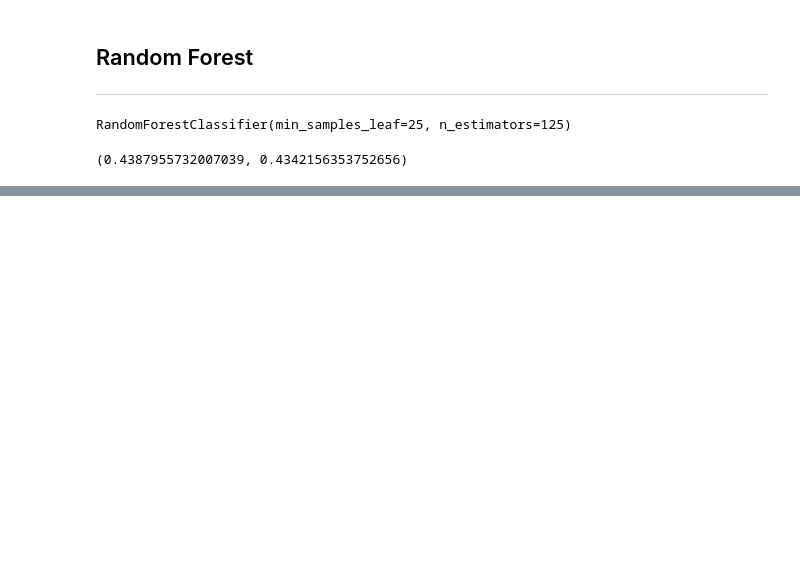
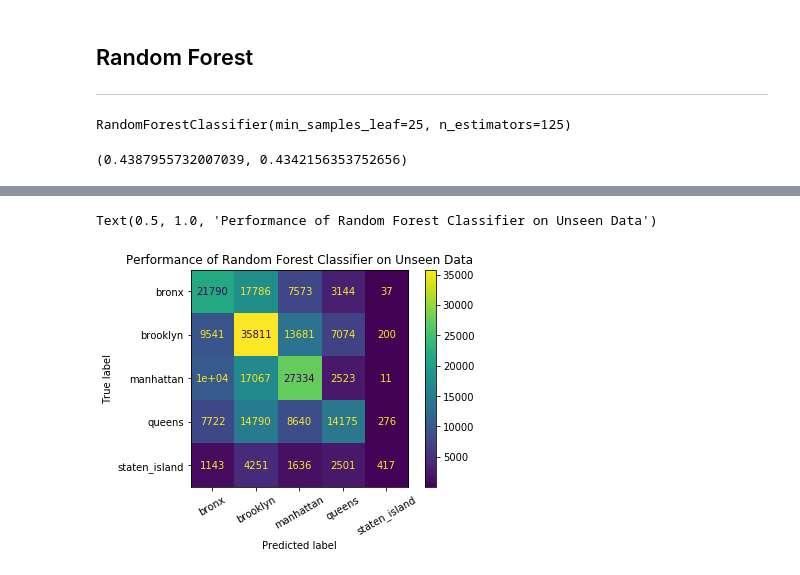
Before and after one commit to tlunderwood2014/nyc_crime_analysis, a Jupyter notebook: Neighborhood_Anaysis.ipynb, the cells around one changed output, grey strips where cells are left out. Cells and saved outputs as stored; diff of their text form; code cells hidden in the pictures; blank space fills up the shorter version.

```diff
--- a/Neighborhood_Anaysis.ipynb
+++ b/Neighborhood_Anaysis.ipynb
@@ -370,0 +496,6 @@ rf.score(X_train, y_train), rf.score(X_test, y_test)
+# %%
+plot_confusion_matrix(rf, X_test, y_test, xticks_rotation = 30)
+plt.title('Performance of Random Forest Classifier on Unseen Data')
+# %% [output]
+Text(0.5, 1.0, 'Performance of Random Forest Classifier on Unseen Data')
+[figure, added]
```
Also changed, not shown: parts of 12 cells of this notebook.
